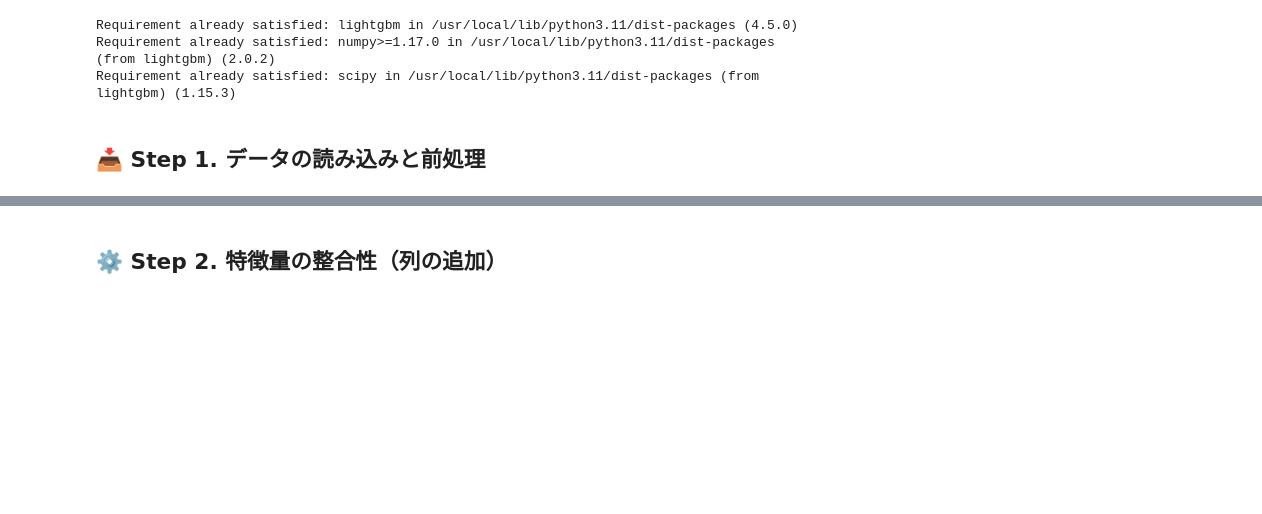
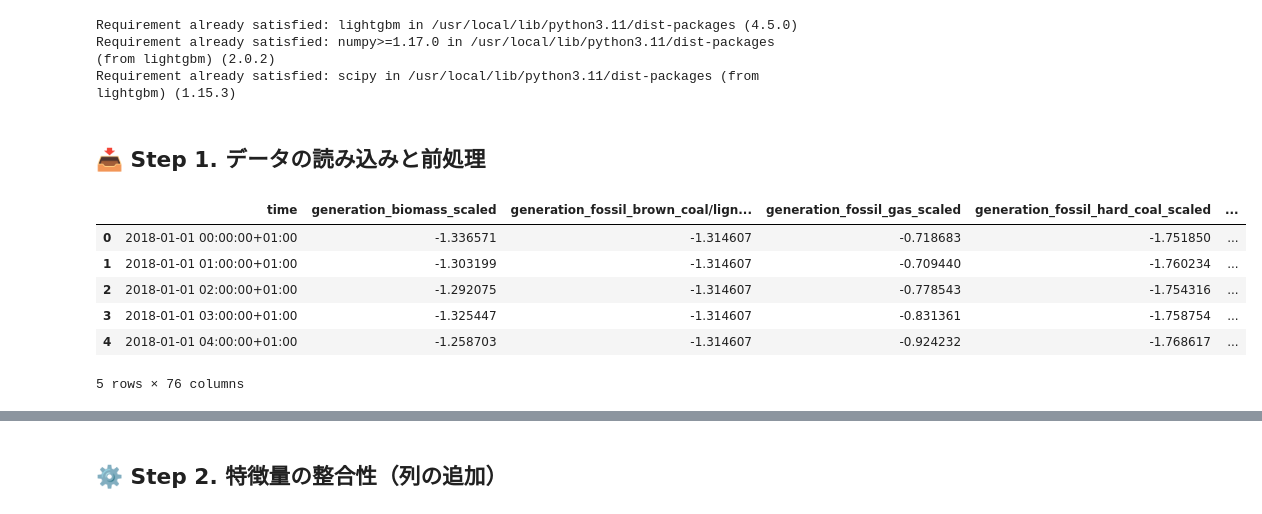
Before and after one commit to sousci/myColab_GREEN-DATA-Challenge-2025, a Jupyter notebook: 20250602.ipynb, the cells around one changed output, grey strips where cells are left out. Cells and saved outputs as stored; diff of their text form; code cells hidden in the pictures; blank space fills up the shorter version.

```diff
--- a/20250602.ipynb
+++ b/20250602.ipynb
@@ -52,0 +42,23 @@ X_test = preprocess_data(test, is_train=False)
+# %%
+# testの前処理
+test_sorted = test.sort_values("time").reset_index(drop=True)
+
+# trainの最終時点の平均・標準偏差を使って標準化
+for col in numeric_cols:
+    mu = train_sorted[f"{col}_mean_to_t"].iloc[-1]
+    std = train_sorted[f"{col}_std_to_t"].iloc[-1]
+    test_sorted[f"{col}_scaled"] = (test_sorted[col] - mu) / std
+
+test_scaled = test_sorted[['time'] + [f"{col}_scaled" for col in numeric_cols]]
+# %%
+# 例：標準化後の最初の数行を表示
+train_scaled.head()
+test_scaled.head()
+# %% [output]
+|  | time | generation_biomass_scaled | generation_fossil_brown_coal/lign... | generation_fossil_gas_scaled | generation_fossil_hard_coal_scaled | ... |
+| 0 | 2018-01-01 00:00:00+01:00 | -1.336571 | -1.314607 | -0.718683 | -1.751850 | ... |
+| 1 | 2018-01-01 01:00:00+01:00 | -1.303199 | -1.314607 | -0.709440 | -1.760234 | ... |
+| 2 | 2018-01-01 02:00:00+01:00 | -1.292075 | -1.314607 | -0.778543 | -1.754316 | ... |
+| 3 | 2018-01-01 03:00:00+01:00 | -1.325447 | -1.314607 | -0.831361 | -1.758754 | ... |
+| 4 | 2018-01-01 04:00:00+01:00 | -1.258703 | -1.314607 | -0.924232 | -1.768617 | ... |
+5 rows × 76 columns
```
Also changed, not shown: parts of 9 cells of this notebook.
